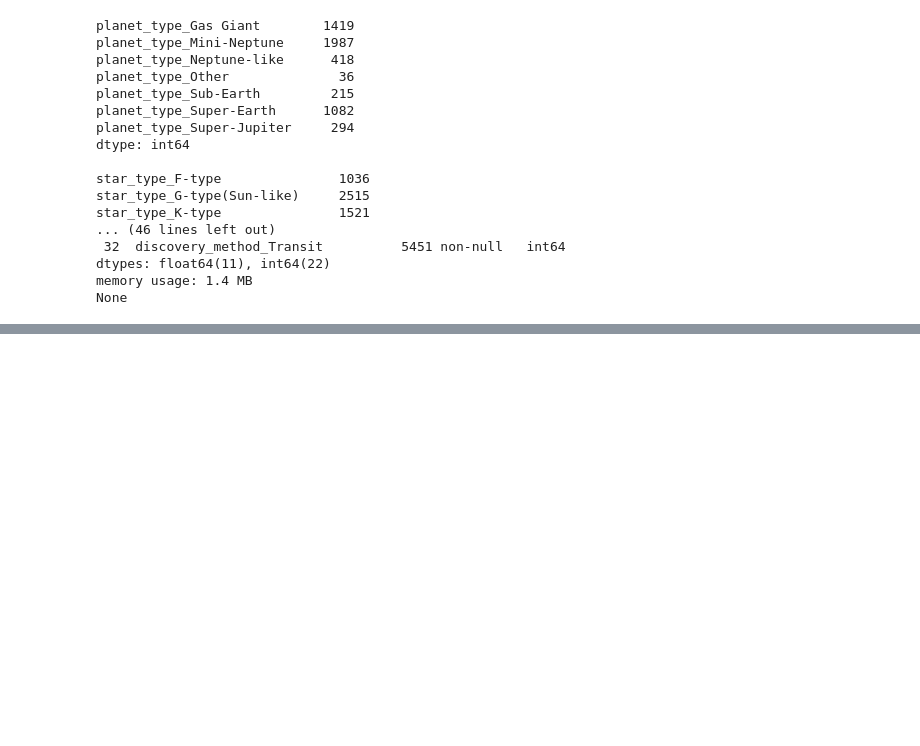
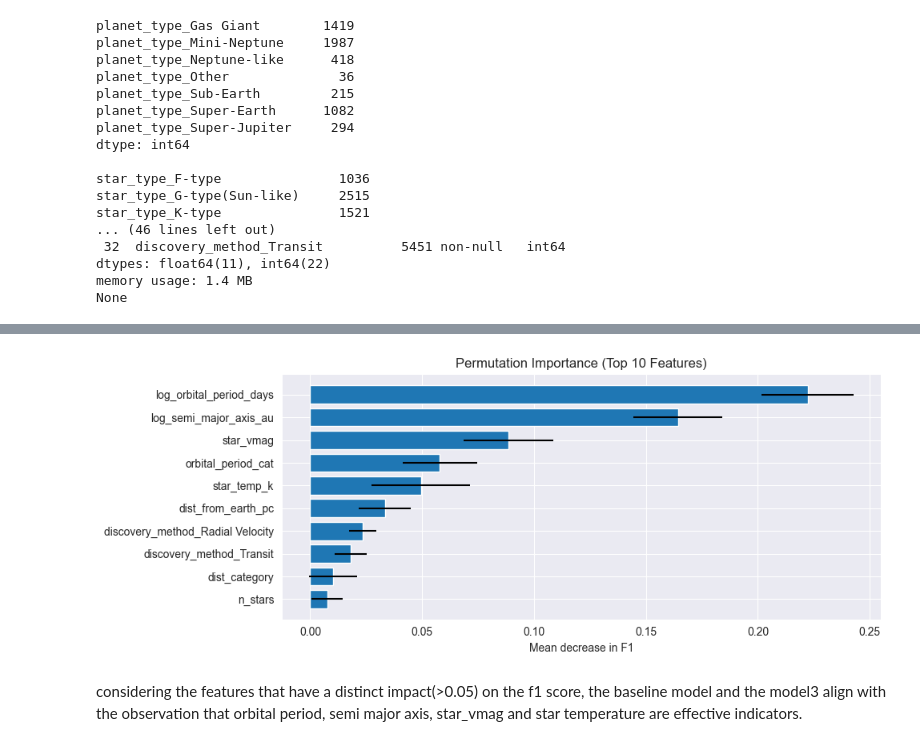
Before and after one commit to zhicongDeng/BTC-ETH-Pairs-Trading, a Jupyter notebook: ML/ML_SVM.ipynb, the cells around one changed output, grey strips where cells are left out. Saved outputs shown, nothing was run; the diff lists cells and outputs as text; code cells hidden in the pictures; blank space fills up the shorter version.

```diff
--- a/ML/ML_SVM.ipynb
+++ b/ML/ML_SVM.ipynb
@@ -294,0 +374,6 @@ plt.tight_layout()
+# %%
+permutation_plot(model_baseline, X_test, y_test, cols)
+# %% [output]
+[figure, added]
+# %% [markdown]
+considering the features that have a distinct impact(>0.05) on the f1 score, the baseline model and the model3 align with the observation that orbital period, semi major axis, star_vmag and star temperature are effective indicators.
```
Also changed, not shown: parts of 24 cells of this notebook.
